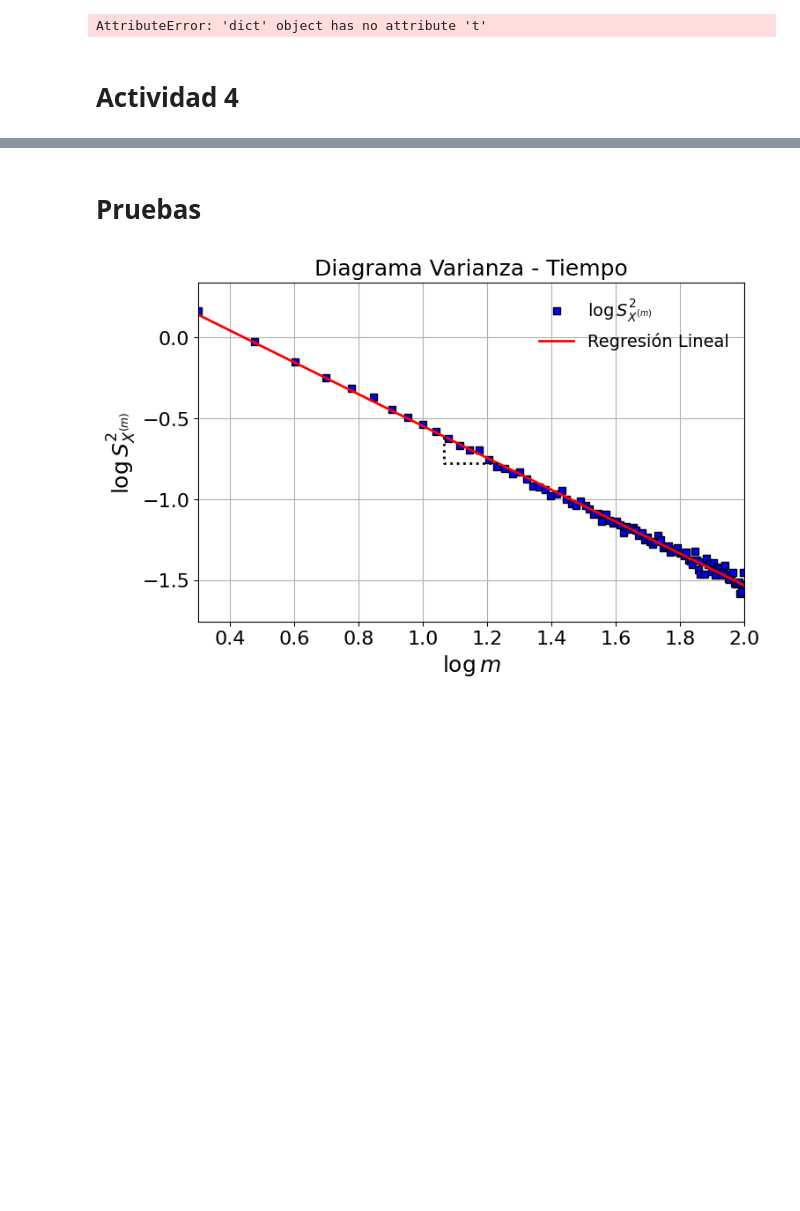
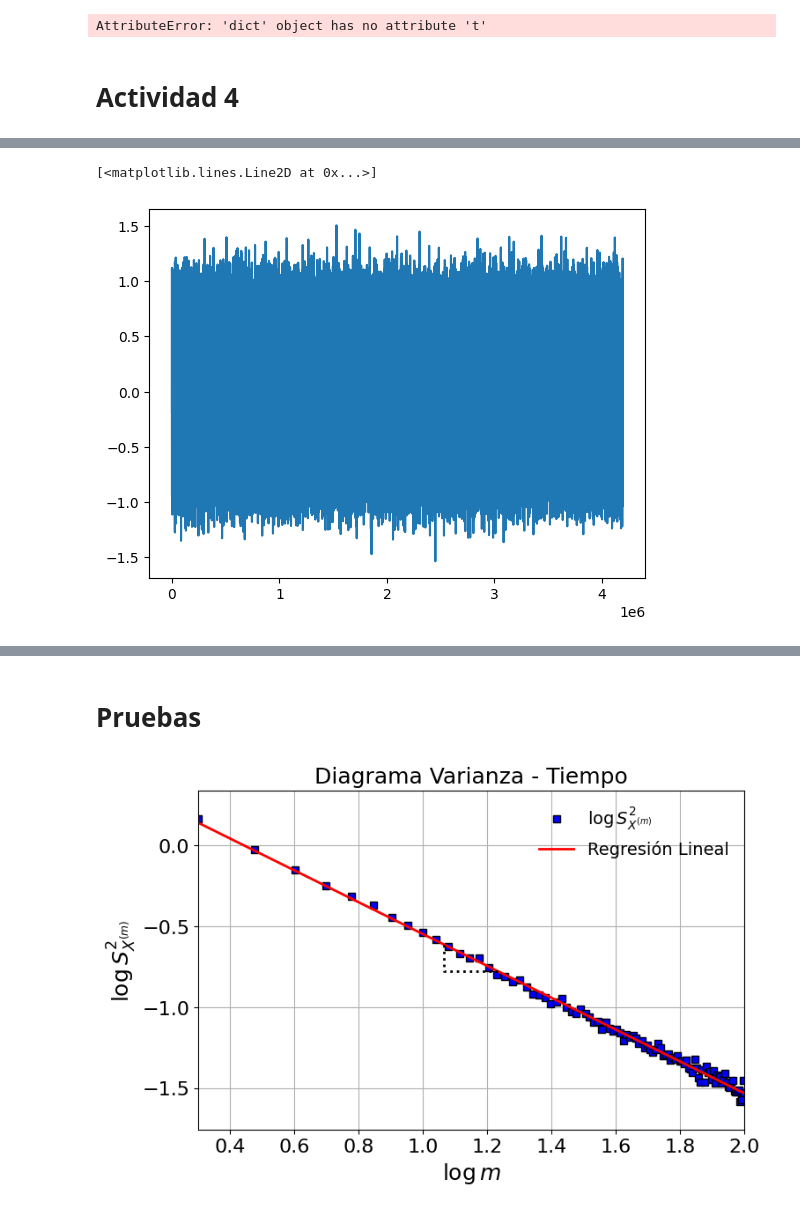
Before and after one commit to aalejoz25/LRD_y_multifractales, a Jupyter notebook: code.ipynb, the cells around one changed output, grey strips where cells are left out. Cells and saved outputs as stored; diff of their text form; code cells hidden in the pictures; blank space fills up the shorter version.

Commit message:
se generan datos monofractales con wfbm para comparacion

```diff
--- a/code.ipynb
+++ b/code.ipynb
@@ -732,0 +733,24 @@ plt.show()
+# %%
+# Secuencia monofractal matlab
+H = 0.65             # Hurst (0 < H < 1)
+N = 2**22           # tamaño de la fBm: 65536 puntos
+length = 1.0        # longitud en “tiempo continuo” (puedes poner 1.0 o el que quieras)
+method = 'db4'      # wavelet basis (opcional; MATLAB por defecto usa 'db4' en wfbm)
+
+# 3) Llama a wfbm en MATLAB
+#    La sintaxis básica de MATLAB es: y = wfbm(H, N-1, 'wavelet', 'db4');
+#    donde y tendrá N puntos. (N-1 porque la función en MATLAB toma 'n' = longitud-1).
+fbm_matlab = eng.wfbm(H, float(N-1), method, nargout=1)
+
+# 4) Convertir el resultado a NumPy
+fbm = np.array(fbm_matlab).flatten()
+
+# Ahora fbm es un array de longitud N que contiene una trayectoria de fBm monofractal.
+
+# 5) (Opcional) Si lo que necesitas es fGn (señal estacionaria), basta con diferenciar:
+fgn = np.diff(fbm)   # longitud N-1
+# %%
+plt.plot(fgn)
+# %% [output]
+[<matplotlib.lines.Line2D at 0x...>]
+[figure, added]
```
Also changed, not shown: parts of 7 cells of this notebook.
